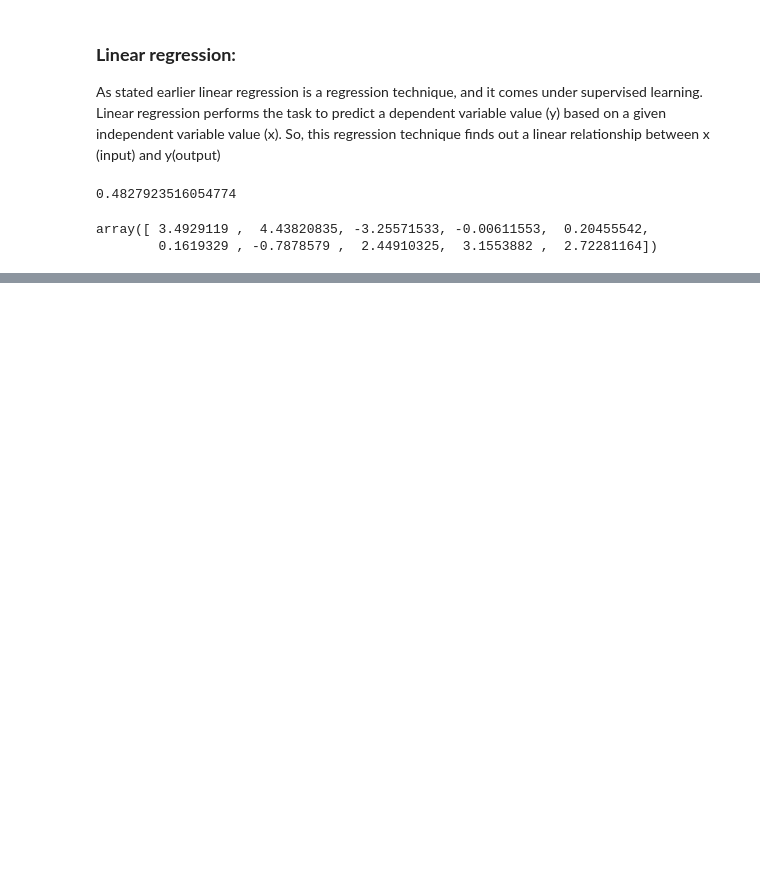
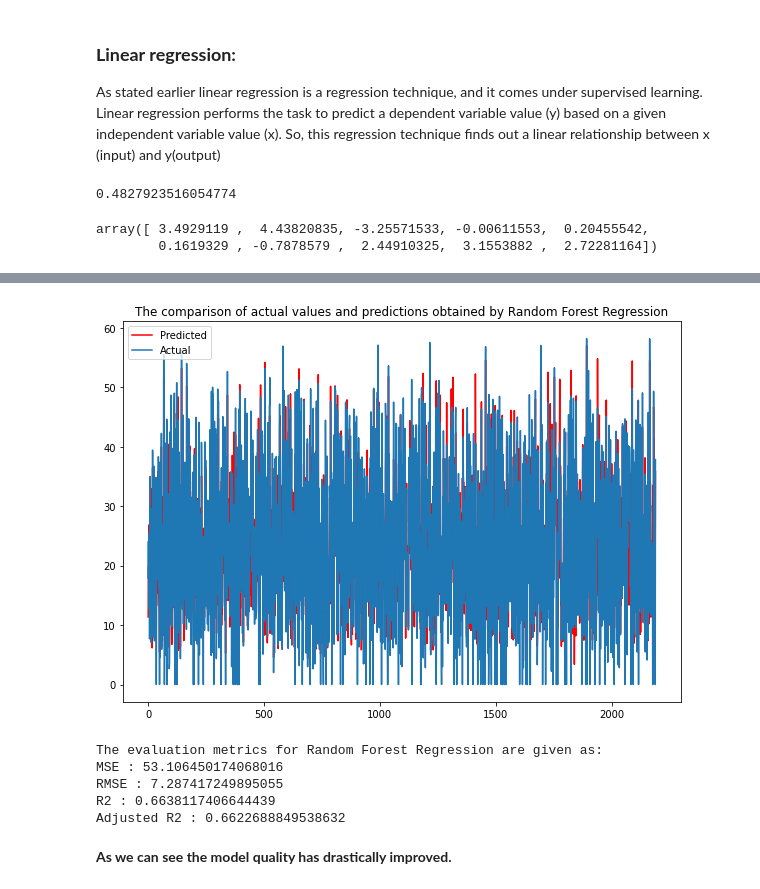
Before and after one commit to Syed-Adnan-S/Bike-Sharing-Demand-Prediction-Capstone-Project, a Jupyter notebook: Bike_Sharing_Demand_Prediction_Capstone_Project_Syed_Adnan_S.ipynb, the cells around one changed output, grey strips where cells are left out. Saved outputs shown, nothing was run; the diff lists cells and outputs as text; code cells hidden in the pictures; blank space fills up the shorter version.

```diff
--- a/Bike_Sharing_Demand_Prediction_Capstone_Project_Syed_Adnan_S.ipynb
+++ b/Bike_Sharing_Demand_Prediction_Capstone_Project_Syed_Adnan_S.ipynb
@@ -908,0 +1042,24 @@ Adjusted R2 : 0.4505640174519946
+# %%
+#Predicting values of the independent variable on the test set
+Y_test_pred_rf = rf_model.predict(X_test)
+# %%
+#Plotting the prediction results
+plt.figure(figsize=(10,7))
+plt.title("The comparison of actual values and predictions obtained by Random Forest Regression")
+plt.plot((Y_test_pred_rf),color='red')
+plt.plot(np.array((Y_test)))
+plt.legend(["Predicted","Actual"])
+plt.show()
+# %% [output]
+[figure, added]
+# %%
+#Calculating the evaluation metrics for Random Forest Regression
+eval_metrics(Y_test_pred_rf,'Random Forest Regression')
+# %% [output]
+The evaluation metrics for Random Forest Regression are given as:
+MSE : 53.106450174068016
+RMSE : 7.287417249895055
+R2 : 0.6638117406644439
+Adjusted R2 : 0.6622688849538632
+# %% [markdown]
+<b>As we can see the model quality has drastically improved.</b>
```
Also changed, not shown: parts of 24 cells of this notebook.
